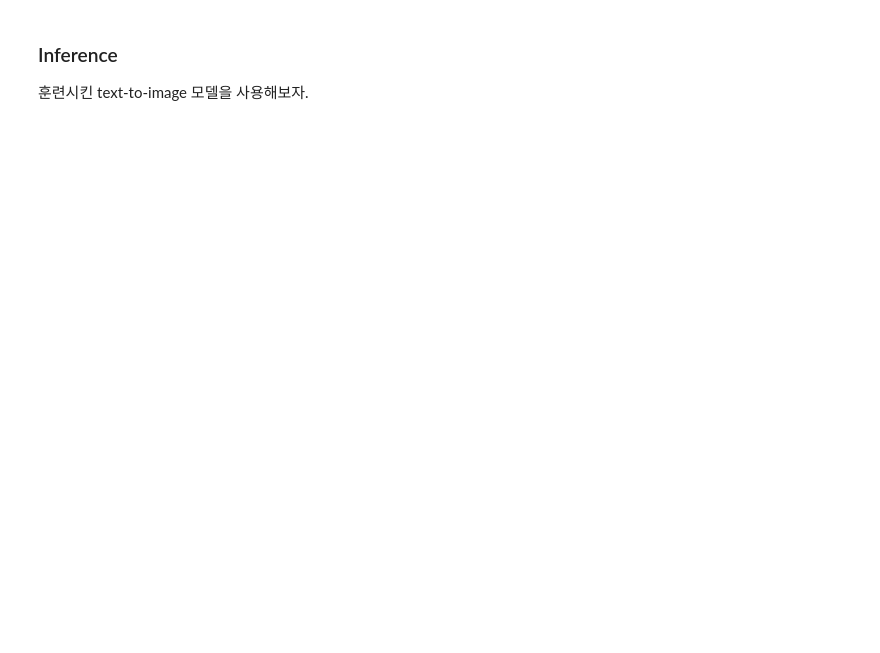
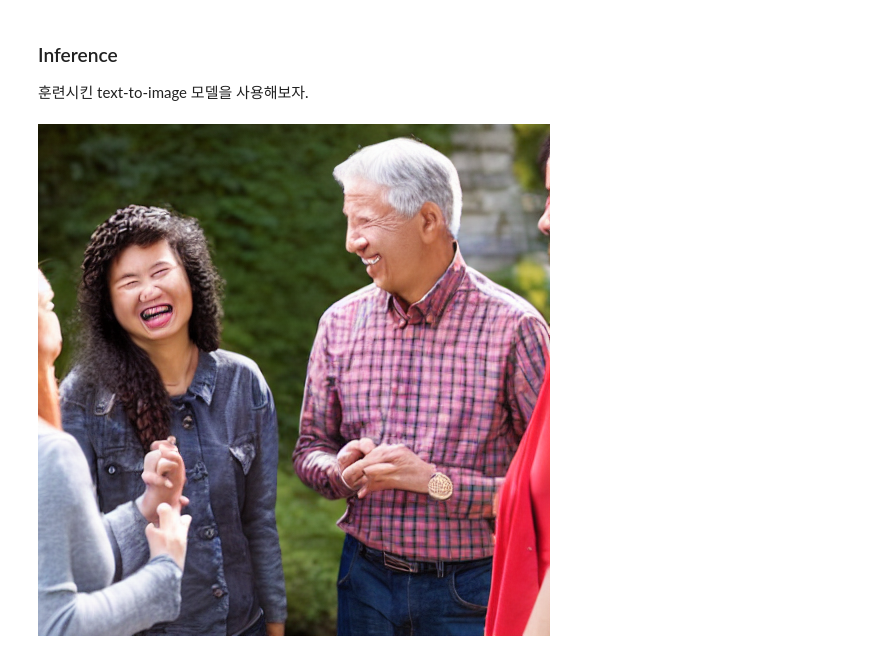
Before and after one commit to LeeHeonWoo1/CV, a Jupyter notebook: TextToImage/get_my_own_dataset.ipynb, the cells around one changed output. Cells and saved outputs as stored; diff of their text form; code cells hidden in the pictures; blank space fills up the shorter version.

```diff
--- a/TextToImage/get_my_own_dataset.ipynb
+++ b/TextToImage/get_my_own_dataset.ipynb
@@ -279,8 +371,10 @@ accelerate launch train_text_to_image.py --pretrained_model_name_or_path=$env:MO
 from diffusers import StableDiffusionPipeline
 import torch
 
-pipeline = StableDiffusionPipeline.from_pretrained("path/to/saved_model", torch_dtype=torch.float16, use_safetensors=True).to("cuda")
-
-image = pipeline(prompt="yoda").images[0]
-# image.save("yoda-pokemon.png")
-image
+pipeline = StableDiffusionPipeline.from_pretrained(r"C:\Users\admin\.jupyter\TTI\diffusers\examples\text_to_image\first_training", torch_dtype=torch.float16, use_safetensors=True).to("cuda")
+# %%
+image = pipeline(prompt="Three figures are visible. Two women are laughing while talking to someone, and a man stands expressionless.").images[0]
+# image.save("yoda-pokemon.png")
+image
+# %% [output]
+[figure, added]
```
Also changed, not shown: parts of 15 cells of this notebook.
